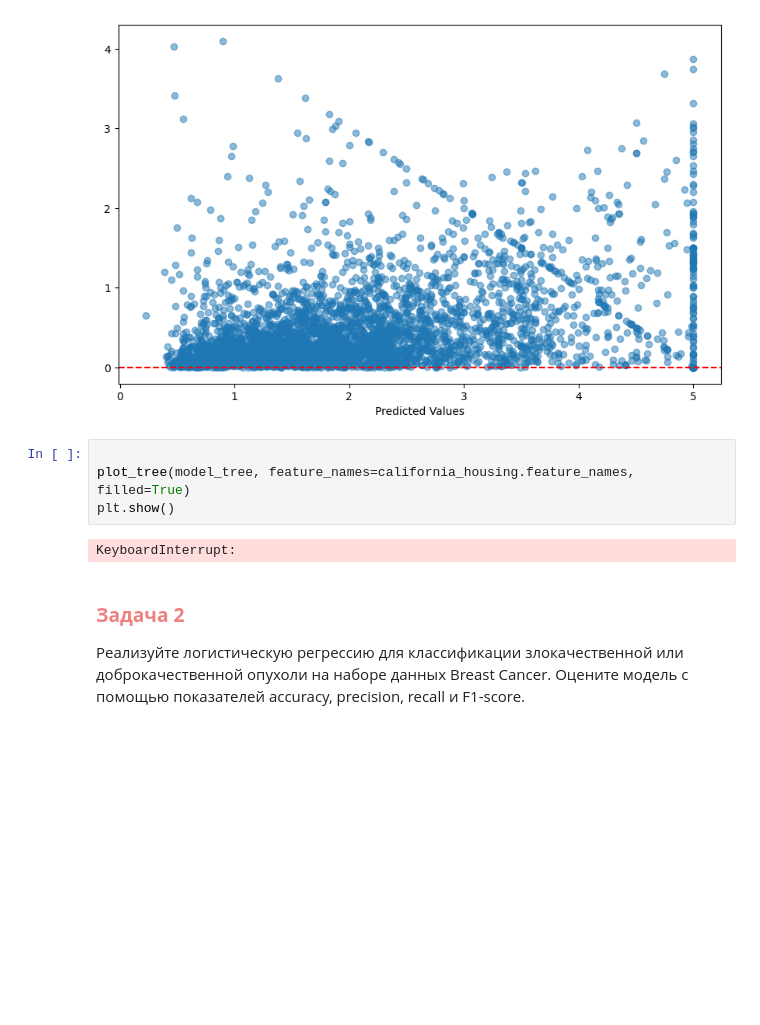
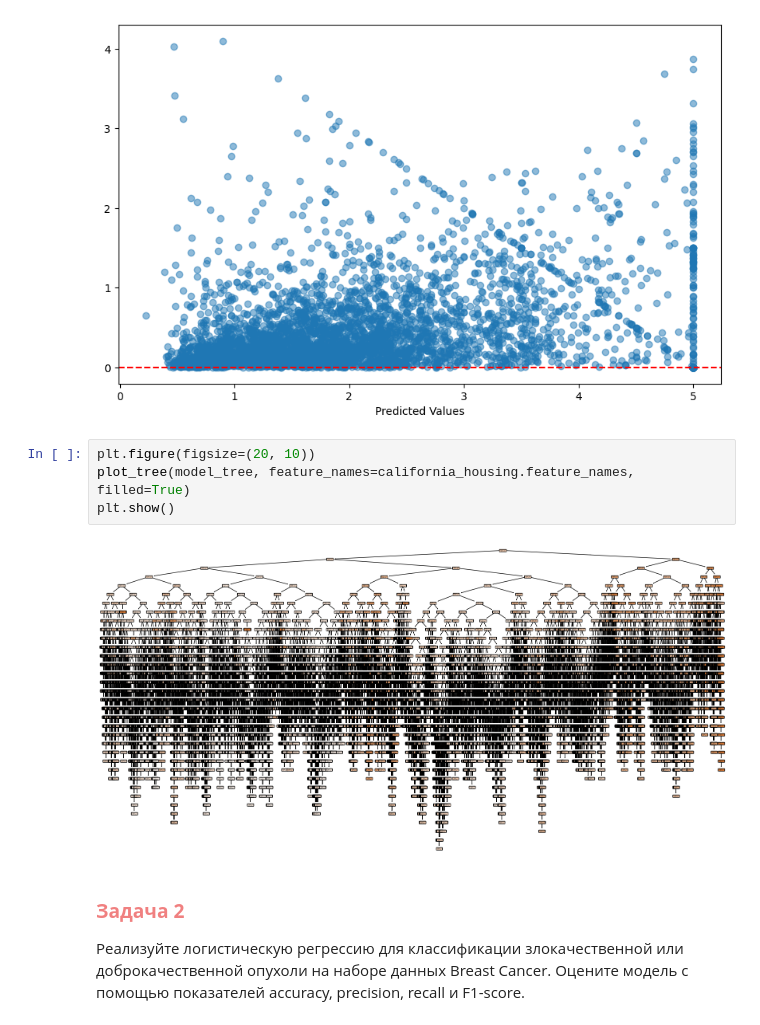
Before and after one commit to gggvitalii90/python_analytics_ich_120925, a Jupyter notebook: notebooks/Практикум_метрики_недо_переобучение.ipynb, the cells around one changed output. Cells and saved outputs as stored; diff of their text form; blank space fills up the shorter version.

```diff
--- a/notebooks/Практикум_метрики_недо_переобучение.ipynb
+++ b/notebooks/Практикум_метрики_недо_переобучение.ipynb
@@ -132,11 +132,11 @@ plt.show()
 # %% [output]
 [figure]
 # %%
-
+plt.figure(figsize=(20, 10))
 plot_tree(model_tree, feature_names=california_housing.feature_names, filled=True)
 plt.show()
 # %% [output]
-KeyboardInterrupt:
+[figure, added]
 # %% [markdown]
 ### <b><font color='lightcoral'>Задача 2</font></b>
 Реализуйте логистическую регрессию для классификации злокачественной или доброкачественной опухоли на наборе данных Breast Cancer. Оцените модель с помощью показателей accuracy, precision, recall и F1-score.
```
Also changed, not shown: parts of 1 cell of this notebook.
